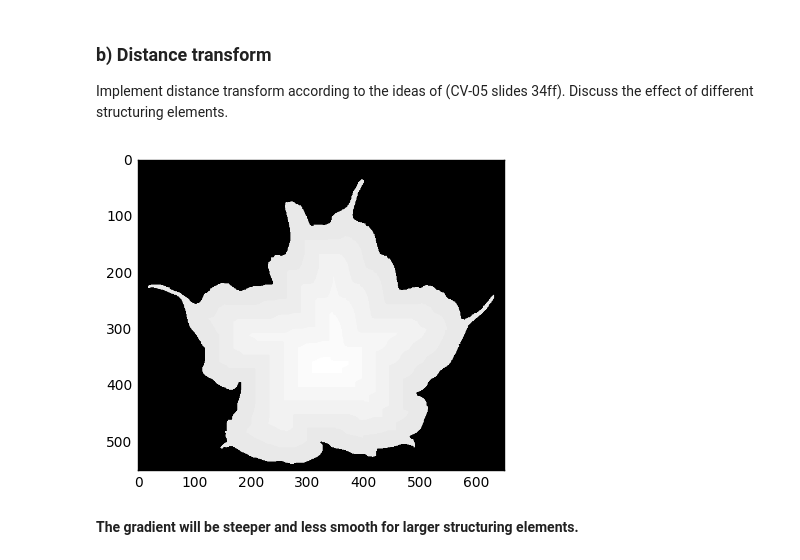
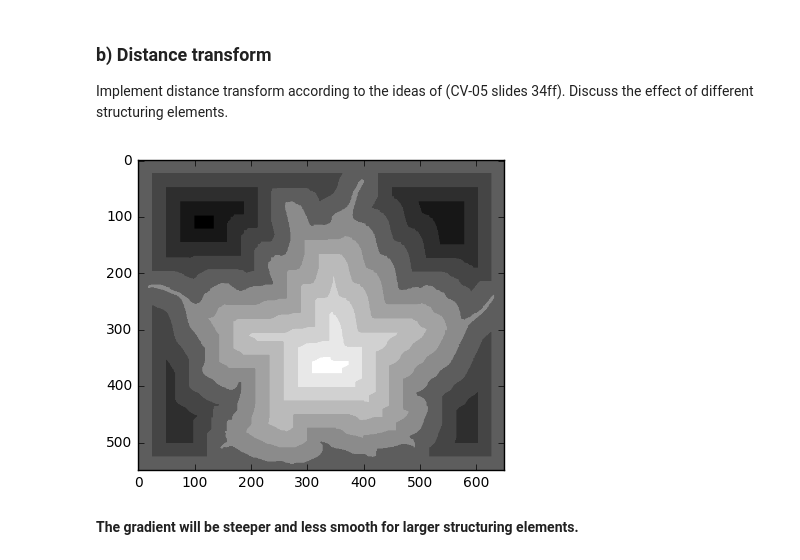
Before and after one commit to themightyoarfish/Computer-Vision, a Jupyter notebook: Exercise3/sheet03.ipynb, the cells around one changed output. Drawn from its saved outputs; the diff is of its cells as text; code cells hidden in the pictures.

```diff
--- a/Exercise3/sheet03.ipynb
+++ b/Exercise3/sheet03.ipynb
@@ -129,53 +129,44 @@ Implement distance transform according to the ideas of (CV-05 slides 34ff).  Dis
 # %%
 import numpy as np
 import matplotlib.pyplot as plt
 from scipy.ndimage import morphology as morph, generate_binary_structure
 
-def my_distance_transform(img, **kwargs):
-    """
-    Distance transform of binary image.
-
-    Parameters
-    ----------
-    img : ndarray of bools
-        A binary image.
-
-    Returns
-    -------
-    dt : ndarray of ints
-        The distance transform of the input image.
-    """
-
-    dt = np.zeros(img.shape, np.int32)
+def my_generalized_distance_transform(img, **kwargs):
+    dt1 = np.zeros(img.shape, np.int32)
     c = 1
     img_wo_boundary = img.copy()
     # while not completely eroded
     while np.any(img_wo_boundary):
         # find boundary
         boundary = my_boundary(img_wo_boundary, **kwargs)
         img_wo_boundary ^= boundary # shave of current boundary
-        dt[boundary] = c # boundary can be used as mask
+        dt1[boundary] = c # boundary can be used as mask
         c += 1 # make brighter with every step
 
-    img_wo_boundary2 = img.copy()
+    dt2 = np.zeros(img.shape, np.int32)
+    c = 1
+    img_wo_boundary = ~img.copy()
     # while not completely eroded
     while np.any(img_wo_boundary):
         # find boundary
-        boundary = my_boundary(img_wo_boundary2, **kwargs)
-        img_wo_boundary2 ^= boundary # shave of current boundary
-        dt[boundary] = c # boundary can be used as mask
+        boundary = my_boundary(img_wo_boundary, **kwargs)
+        img_wo_boundary ^= boundary # shave of current boundary
+        dt2[boundary] = c # boundary can be used as mask
         c += 1 # make brighter with every step
 
-    distance_image = image_wo_boundary
-    return dt
+    result = dt1 - dt2
+    # m = result.min()
+    # result = result + (- m if m < 0 else m)
+    return result / result.max()
+
 
 
 img = plt.imread("engelstrompete.png") > 0
 plt.gray()
-plt.imshow(my_distance_transform(img, ksize=(50,50))+50*img)
+plt.imshow(my_generalized_distance_transform(img, ksize=(50,50)))
 plt.show()
 # %% [output]
-[figure, old version]
+[figure, new version]
 # %% [markdown]
 **The gradient will be steeper and less smooth for larger structuring elements.**
 # %% [markdown]
```
Also changed, not shown: parts of 1 cell of this notebook.
